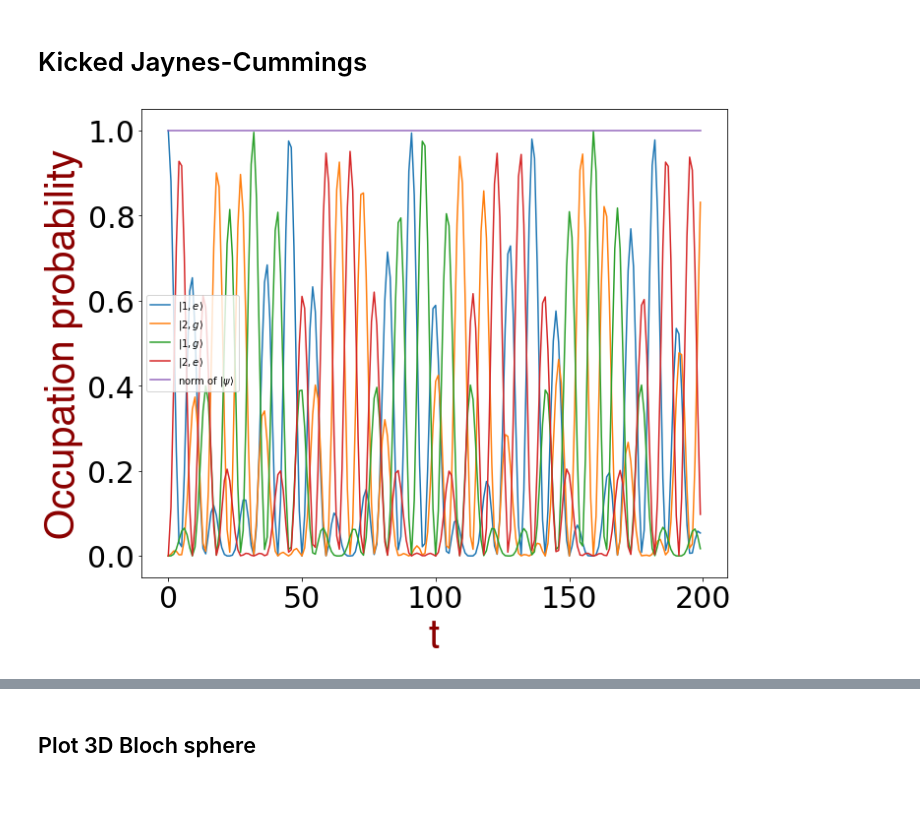
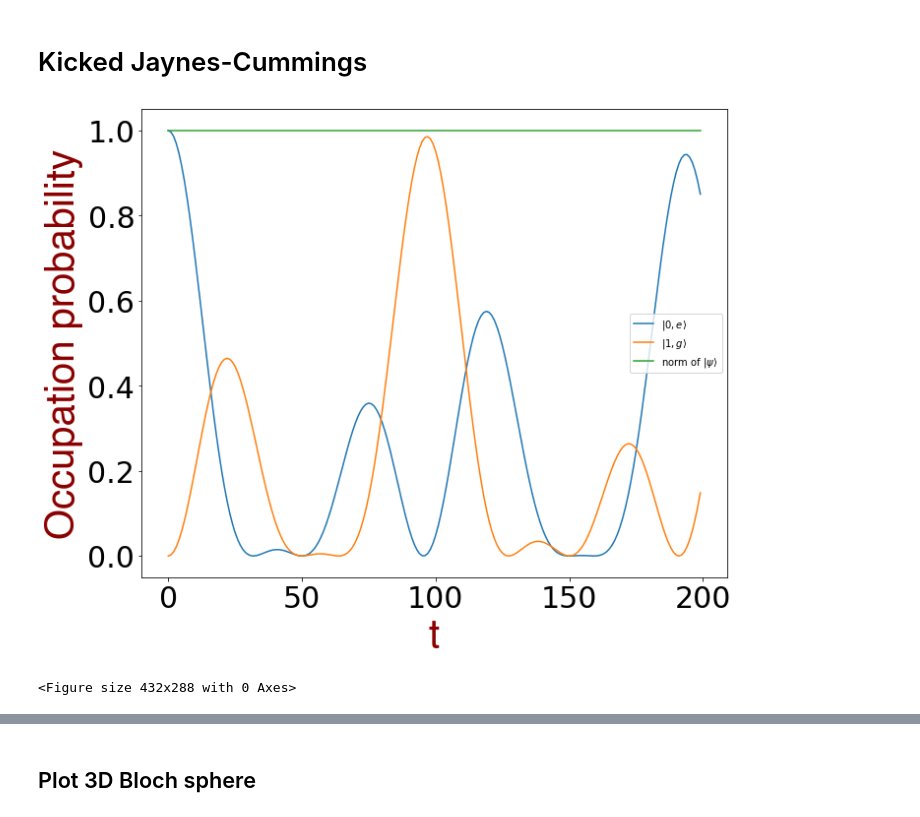
Before and after one commit to propellermint/Dynamic-chaos-in-the-kicked-photon-qubit-atom, a Jupyter notebook: quantum kicked JC N photons.ipynb, the cells around one changed output, grey strips where cells are left out. Drawn from its saved outputs; the diff is of its cells as text; code cells hidden in the pictures.

Commit message:
update quantum 1.1

```diff
--- a/quantum kicked JC N photons.ipynb
+++ b/quantum kicked JC N photons.ipynb
@@ -23,14 +23,14 @@ wa = 1.0  # atom frequency
 g  = 0.05 * 2 * np.pi  # coupling strength
 kappa = 0.0       # cavity dissipation rate
 gamma = 0.        # atom dissipation rate
-N = 3              # number of cavity fock states
+N = 2              # number of cavity fock states
 n_th_a = 0.0        # avg number of thermal bath excitation
 use_rwa = True
 
 T = 1 / wc
 r = 1/2
 Tk = r * T
-mu = 1.1 + 0.0j
+mu = 0.0 + 0.1j
 nT = 20
 
 # operators
@@ -311,48 +301,49 @@ fig
 # %% [markdown]
 # Kicked Jaynes-Cummings
-# %%
-nT = 200  #  количество периодов
-probs = []
-psinT = []
-for i in range(shape(psis)[0]):
-    prob = []
-    psit = []
-    for n in range(nT):
-        step1 = (-1j*H*n*Tk*g).expm()*(-1j*Hk*n).expm()*start
-        step2 = np.abs(complex(np.asarray(psis[i].trans().conj()*step1)))**2
-        psit.append(step1)
-        prob.append(step2)
-    psinT.append(psit)
-    probs.append(prob)
-norms = [psinT[0][i].norm() for i in range(len(psinT[0]))]
+# %%
+nT = 200  #  количество периодов
+probs = []
+psinT = []
+for i in range(len(psis)):
+    prob = []
+    psit = []
+    for n in range(nT):
+        step1 = (-1j*H*n*Tk*g).expm()*(-1j*Hk*n).expm()*start
+        step2 = np.abs(complex(np.asarray(psis[i].trans().conj()*step1)))**2
+        psit.append(step1)
+        prob.append(step2)
+    psinT.append(psit)
+    probs.append(prob)
+norms = [psinT[0][i].norm() for i in range(len(psinT[0]))]
 # %%
 states = psinT[0]
 
 vec = [expect(sx, states), expect(sy, states), expect(sz, states)]
 
 plt.figure(figsize=(10,8))
 if N <= 2:
     plt.plot(probs[0], label='$|$' + str(N-2) + r'$,e \rangle$')
     plt.plot(probs[1], label='$|$' + str(N-1) + r'$,g \rangle$')
     #plt.plot(probs[2], label=r'$\left | N, g \right>$')
     #plt.plot(probs[3], label=r'$\left | N+1, e \right>$')
 else:
     plt.plot(probs[0], label='$|$' + str(N-2) + r'$,e \rangle$')
     plt.plot(probs[1], label='$|$' + str(N-1) + r'$,g \rangle$')
     plt.plot(probs[2], label='$|$' + str(N-2) + r'$,g \rangle$')
     plt.plot(probs[3], label='$|$' + str(N-1) + r'$,e \rangle$')
 plt.xlabel('t', fontdict=font)
 plt.ylabel('Occupation probability', fontdict=font)
 plt.plot(norms, label='norm of ' + r'$\left|\psi\right>$')
 plt.tick_params(labelsize=textsize)
 plt.legend()
 #plt.grid()
 plt.tight_layout()
 plt.show()
-#plt.savefig('images/quantum/1photon/probdistKJC,' + 'g=' + str(g) + ',N=' + str(N) + ',mu=' + str(mu) +
- #           ',r=' + str(r) + '.png', dpi=150)
+plt.savefig('images/quantum/probdistKJC,' + 'g=' + str(g) + ',N=' + str(N) + ',mu=' + str(mu) +
+            ',r=' + str(r) + '.png', dpi=150)
 # %% [output]
-[figure, old version]
+[figure, new version]
+<Figure size 432x288 with 0 Axes>
 # %%
 #plt.plot([np.sqrt(sum(abs(np.asarray(states[i]))**2)) for i in range(len(states))], 'o', markersize=1)
 #plt.show()
```
Also changed, not shown: parts of 17 cells of this notebook, 5 other files.
